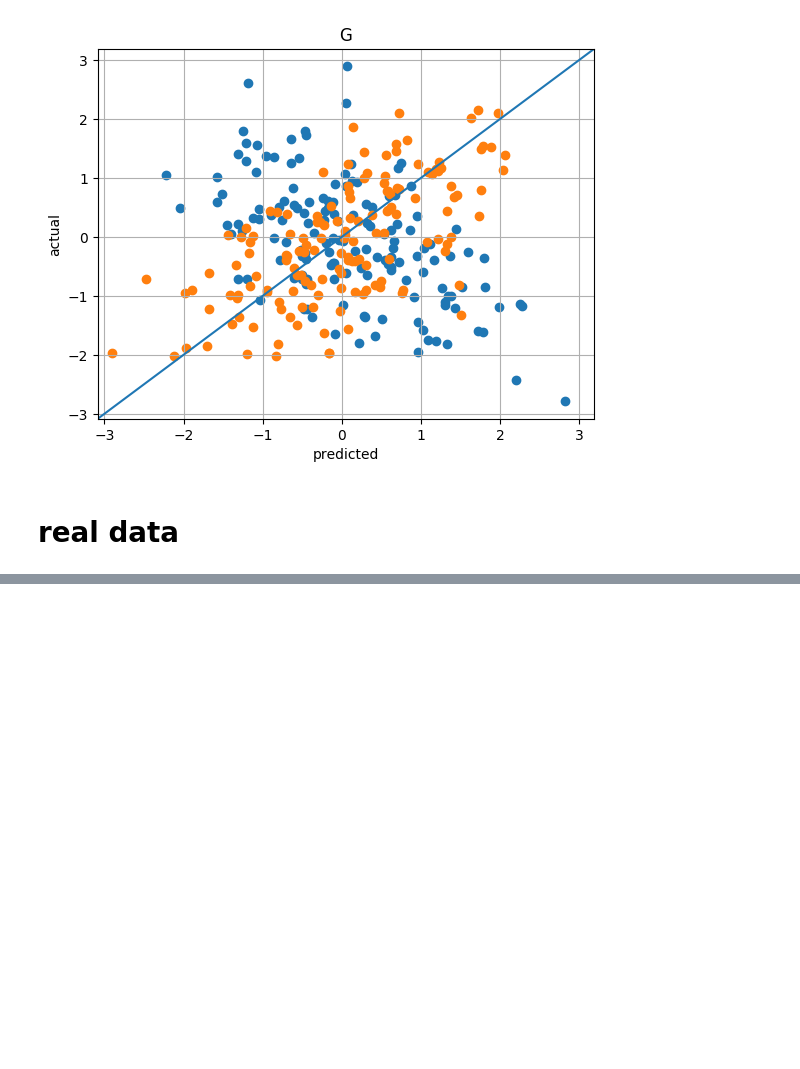
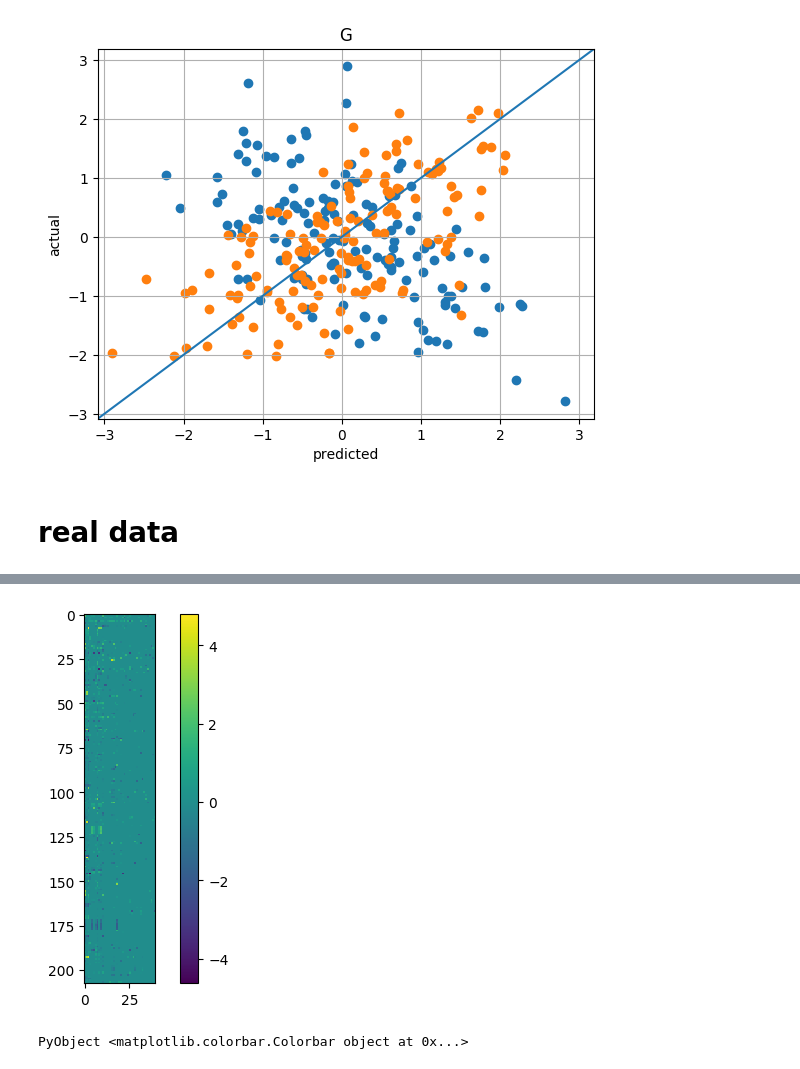
Before and after one commit to SimonEnsemble/material_recommendation_system, a Jupyter notebook: julia_code/test ALS.ipynb, the cells around one changed output, grey strips where cells are left out. Drawn from its saved outputs; the diff is of its cells as text; code cells hidden in the pictures; blank space fills up the shorter version.

```diff
--- a/julia_code/test ALS.ipynb
+++ b/julia_code/test ALS.ipynb
@@ -187,0 +217,10 @@ log_H = log10.(H);
+# %%
+spy_log_H = deepcopy(log_H)
+spy_log_H[ismissing.(log_H)] .= 0.0
+
+figure()
+imshow(spy_log_H)
+colorbar()
+# %% [output]
+[figure, added]
+PyObject <matplotlib.colorbar.Colorbar object at 0x...>
```
Also changed, not shown: parts of 16 cells of this notebook.
